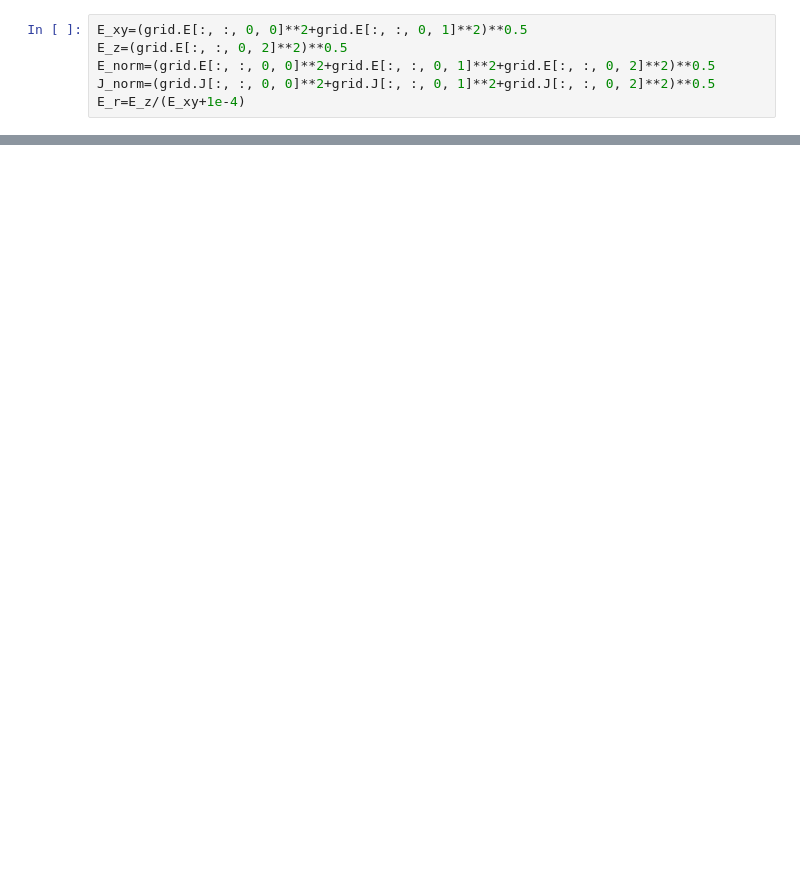
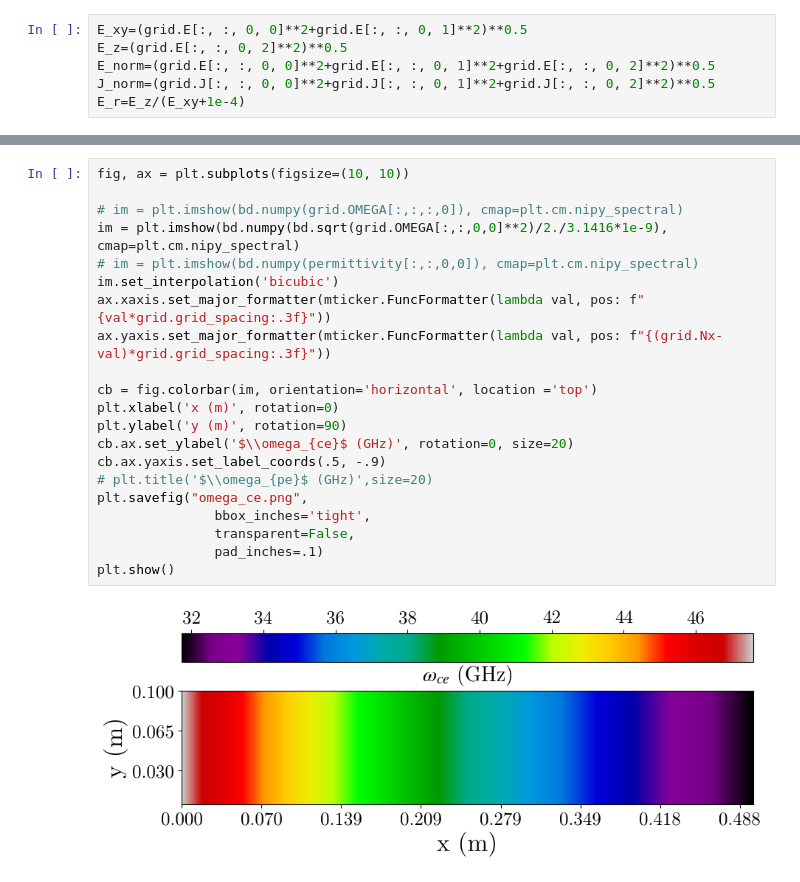
Before and after one commit to Pierre-Alexandre-Gourdain/fdtd, a Jupyter notebook: cutoff_test.ipynb, the cells around one changed output, grey strips where cells are left out. Cells and saved outputs as stored; diff of their text form; blank space fills up the shorter version.

```diff
--- a/cutoff_test.ipynb
+++ b/cutoff_test.ipynb
@@ -341,0 +341,23 @@ plt.show()
+# %%
+fig, ax = plt.subplots(figsize=(10, 10))
+
+# im = plt.imshow(bd.numpy(grid.OMEGA[:,:,:,0]), cmap=plt.cm.nipy_spectral)
+im = plt.imshow(bd.numpy(bd.sqrt(grid.OMEGA[:,:,0,0]**2)/2./3.1416*1e-9), cmap=plt.cm.nipy_spectral)
+# im = plt.imshow(bd.numpy(permittivity[:,:,0,0]), cmap=plt.cm.nipy_spectral)
+im.set_interpolation('bicubic')
+ax.xaxis.set_major_formatter(mticker.FuncFormatter(lambda val, pos: f"{val*grid.grid_spacing:.3f}"))
+ax.yaxis.set_major_formatter(mticker.FuncFormatter(lambda val, pos: f"{(grid.Nx-val)*grid.grid_spacing:.3f}"))
+
+cb = fig.colorbar(im, orientation='horizontal', location ='top')
+plt.xlabel('x (m)', rotation=0)
+plt.ylabel('y (m)', rotation=90)
+cb.ax.set_ylabel('$\\omega_{ce}$ (GHz)', rotation=0, size=20)
+cb.ax.yaxis.set_label_coords(.5, -.9)
+# plt.title('$\\omega_{pe}$ (GHz)',size=20)
+plt.savefig("omega_ce.png",
+               bbox_inches='tight',
+               transparent=False,
+               pad_inches=.1)
+plt.show()
+# %% [output]
+[figure, added]
```
Also changed, not shown: parts of 9 cells of this notebook, 1 other file.
